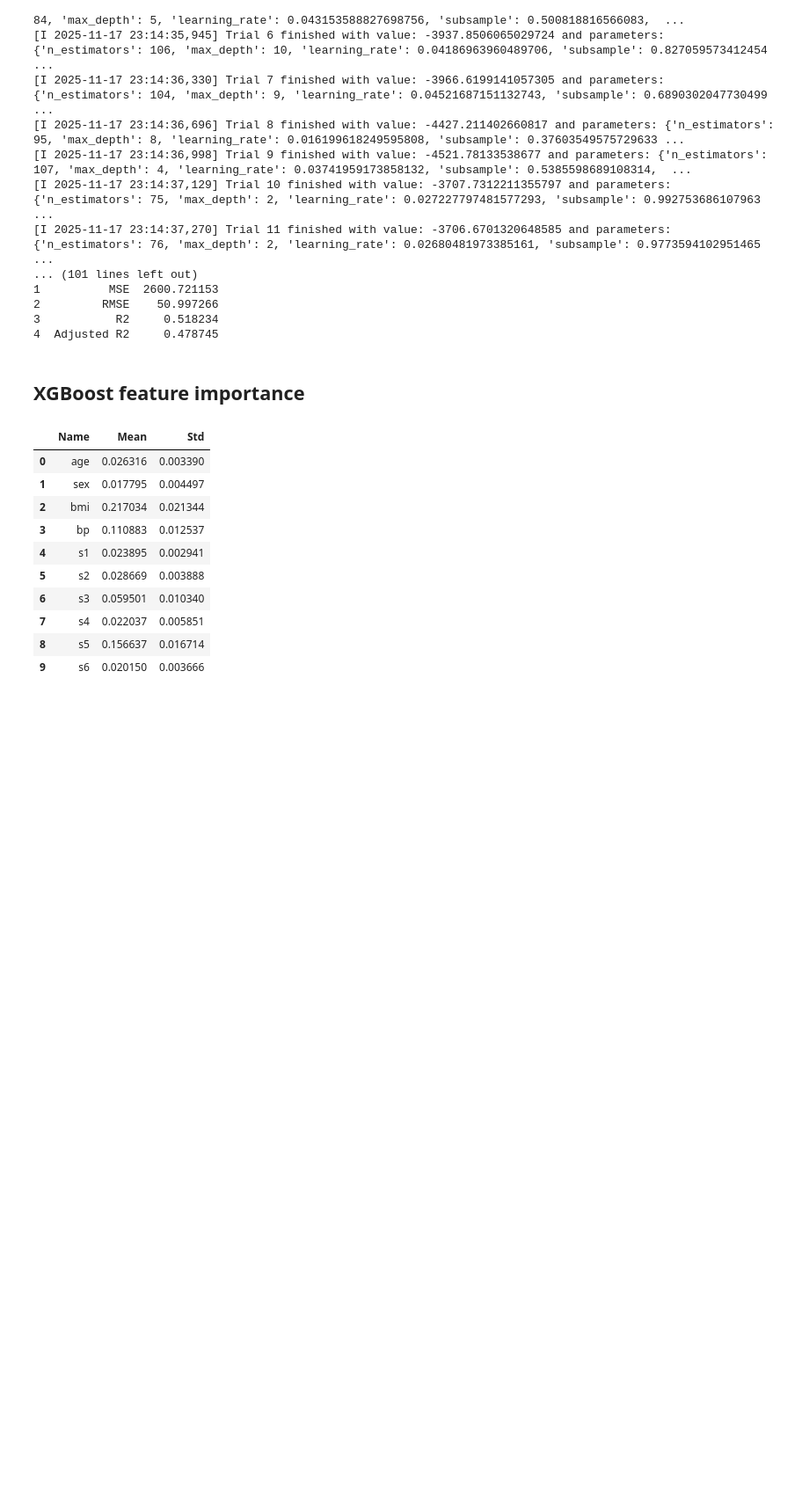
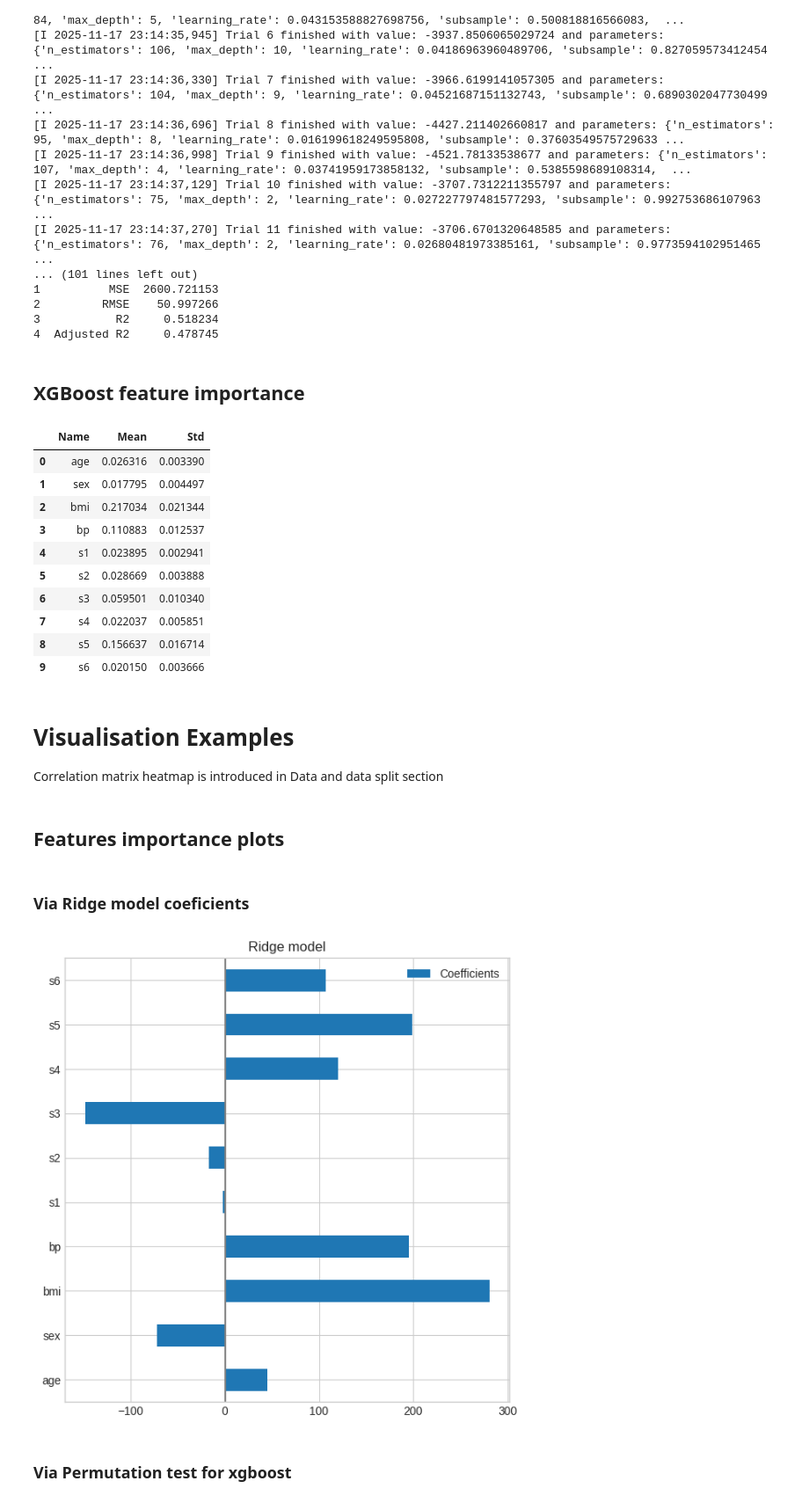
Before and after one commit to xXKeNdAmAmAsTeRXx/Machine-Learning-Tasks, a Jupyter notebook: Model_Selection_and_Regularization/Regression - Diabetes Dataset.ipynb, the cells around one changed output. Shown at 88% size. Saved outputs shown, nothing was run; the diff lists cells and outputs as text; code cells hidden in the pictures; blank space fills up the shorter version.

Commit message:
feature importance via ridge model

```diff
--- a/Model_Selection_and_Regularization/Regression - Diabetes Dataset.ipynb
+++ b/Model_Selection_and_Regularization/Regression - Diabetes Dataset.ipynb
@@ -814,3 +814,28 @@ calculate_feature_importance(xgboost_model)
 | 7 | s4 | 0.022037 | 0.005851 |
 | 8 | s5 | 0.156637 | 0.016714 |
 | 9 | s6 | 0.020150 | 0.003666 |
+# %% [markdown]
+# Visualisation Examples
+Correlation matrix heatmap is introduced in Data and data split section
+# %% [markdown]
+## Features importance plots
+# %% [markdown]
+### Via Ridge model coeficients
+# %%
+from sklearn.linear_model import Ridge
+model = Ridge()
+model.fit(x_train, y_train)
+
+
+coefs = pd.DataFrame(
+    model.coef_, columns=["Coefficients"], index=names
+)
+
+coefs.plot(kind="barh", figsize=(9, 7))
+plt.title("Ridge model")
+plt.axvline(x=0, color=".5")
+plt.subplots_adjust(left=0.3)
+# %% [output]
+[figure, added]
+# %% [markdown]
+### Via Permutation test for xgboost
```
Also changed, not shown: parts of 1 cell of this notebook.
